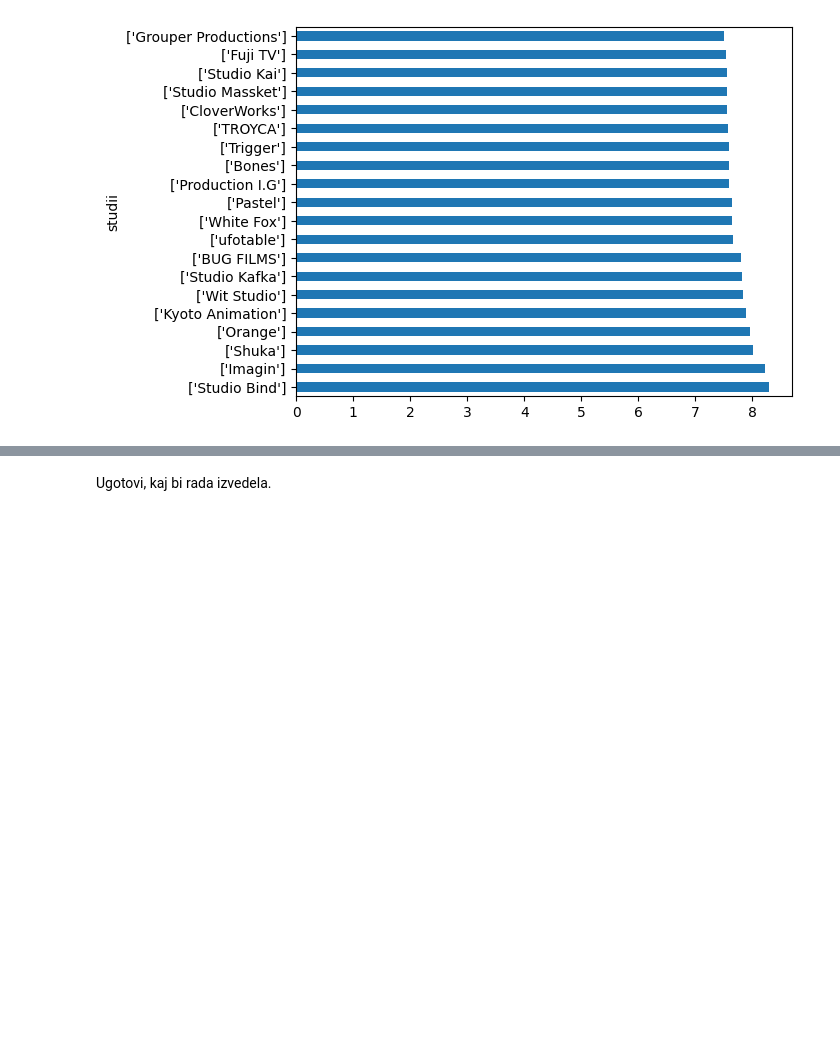
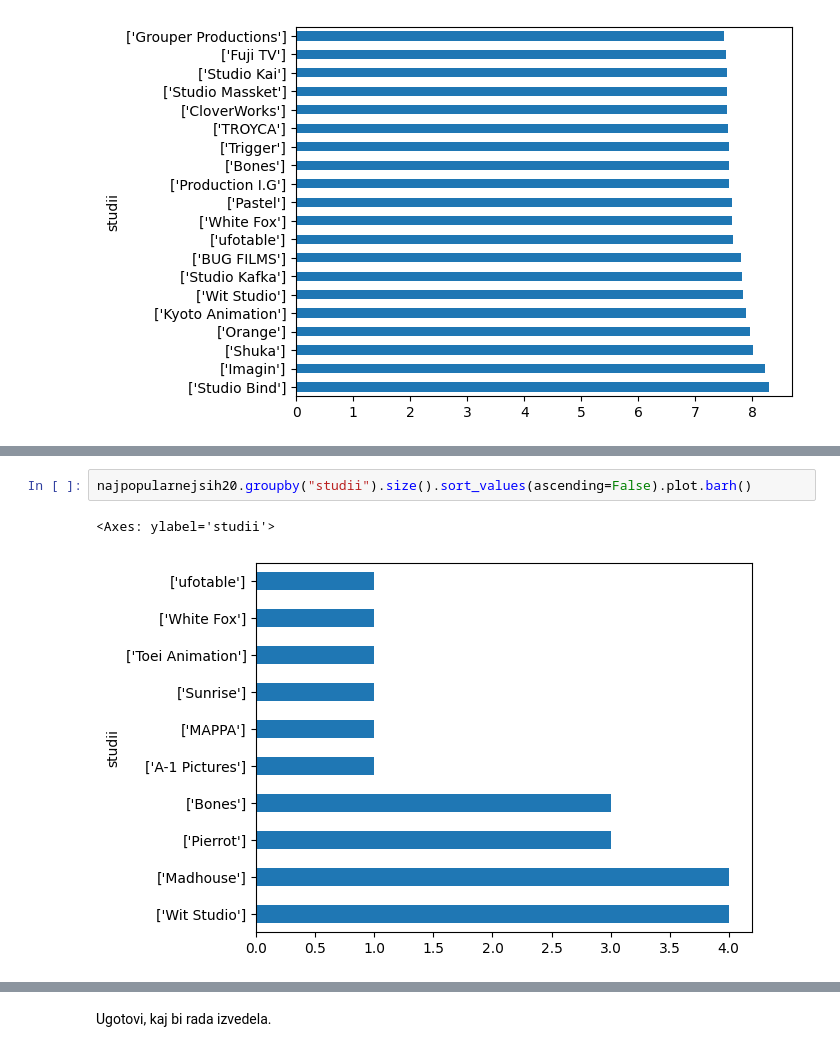
Before and after one commit to lrozman/Projektna-naloga-UVP---Rozman-Lara, a Jupyter notebook: analiza.ipynb, the cells around one changed output, grey strips where cells are left out. Saved outputs shown, nothing was run; the diff lists cells and outputs as text; blank space fills up the shorter version.

```diff
--- a/analiza.ipynb
+++ b/analiza.ipynb
@@ -559,0 +581,5 @@ VSI_ANIME.groupby("studii")["ocena"].mean().sort_values(ascending=False).head(20
+# %%
+najpopularnejsih20.groupby("studii").size().sort_values(ascending=False).plot.barh()
+# %% [output]
+<Axes: ylabel='studii'>
+[figure, added]
```
Also changed, not shown: parts of 20 cells of this notebook, 1 other file.
